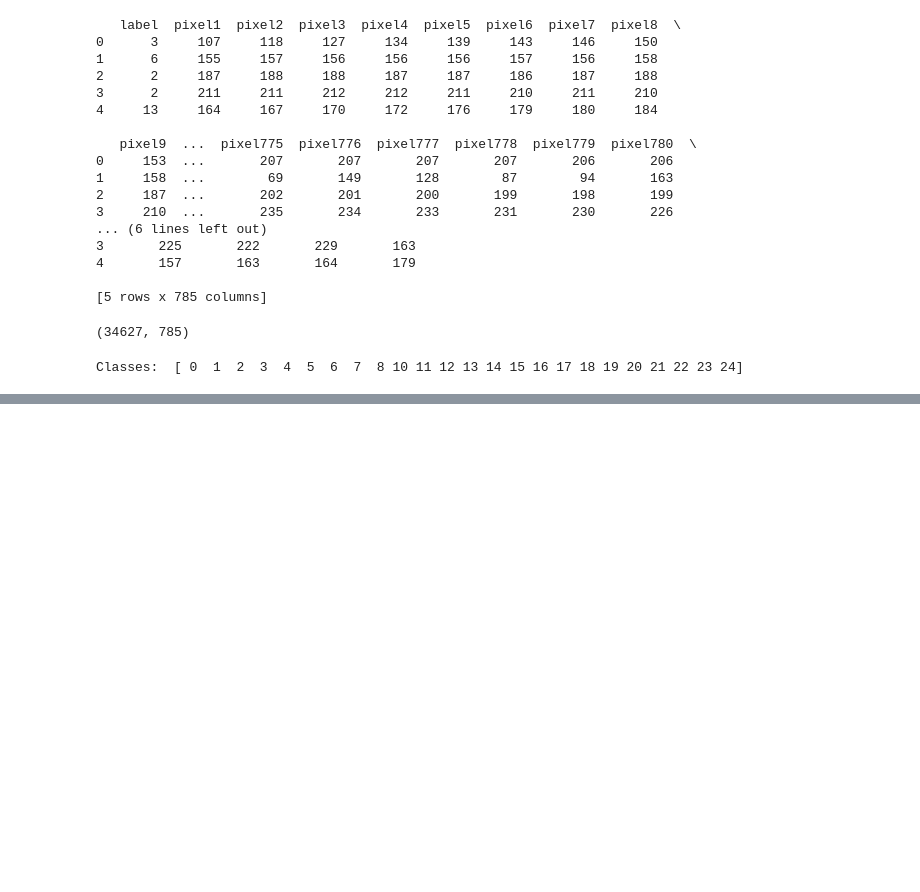
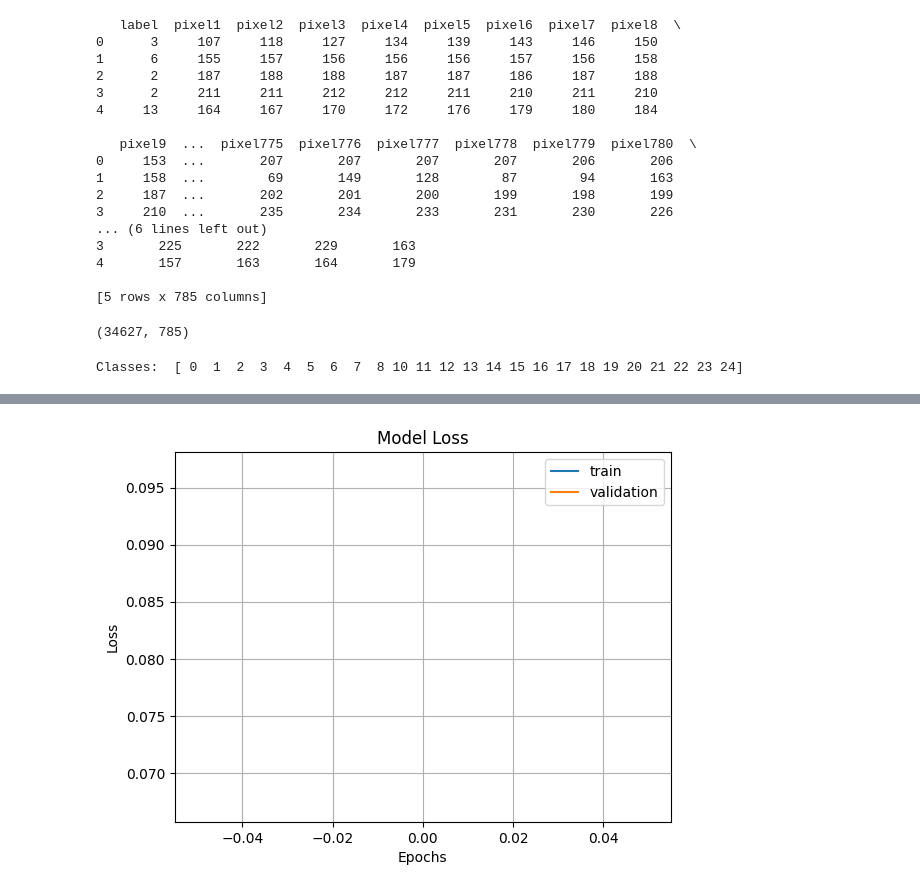
Before and after one commit to BhaveshSidhwani/ASL-recognition, a Jupyter notebook: ResNet.ipynb, the cells around one changed output, grey strips where cells are left out. Cells and saved outputs as stored; diff of their text form; code cells hidden in the pictures; blank space fills up the shorter version.

```diff
--- a/ResNet.ipynb
+++ b/ResNet.ipynb
@@ -273,0 +211,11 @@ Now we Train the model
+# %%
+plt.plot(history.history['loss'])
+plt.plot(history.history['val_loss'])
+plt.grid()
+plt.title('Model Loss')
+plt.ylabel('Loss')
+plt.xlabel('Epochs')
+plt.legend(['train', 'validation'])
+plt.show()
+# %% [output]
+[figure, added]
```
Also changed, not shown: parts of 29 cells of this notebook.
